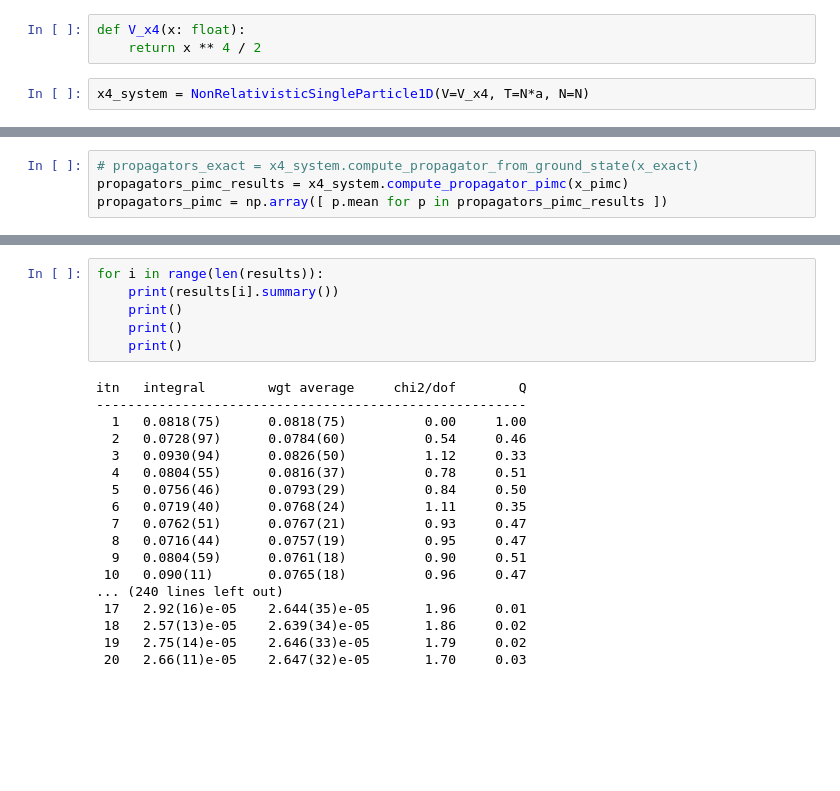
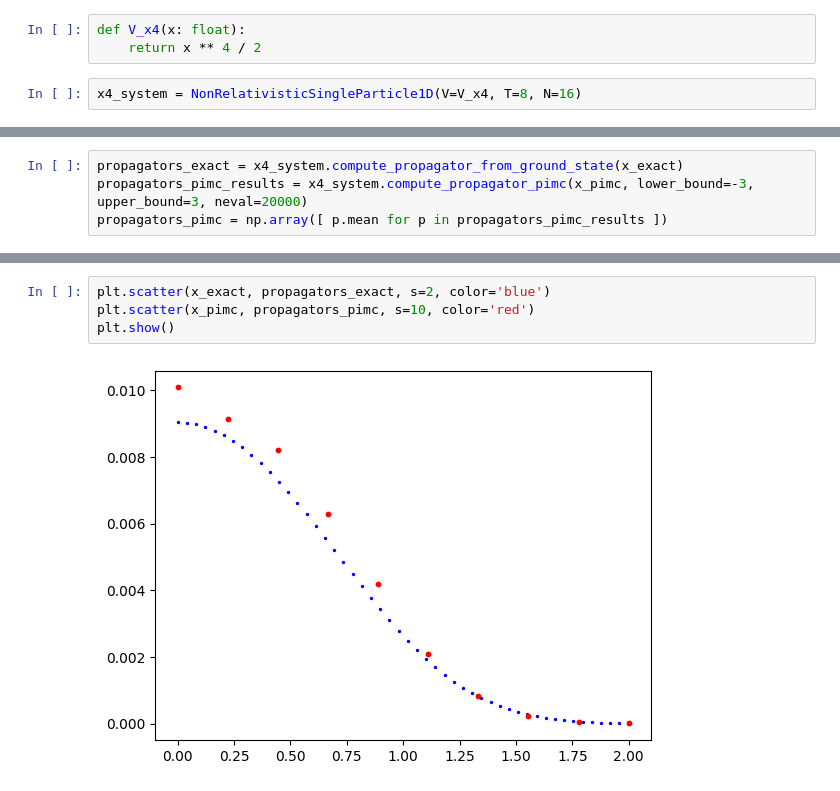
Before and after one commit to lusvelt/path-integral-monte-carlo, a Jupyter notebook: src/discretizing-the-path-integral.ipynb, the cells around one changed output, grey strips where cells are left out. Saved outputs shown, nothing was run; the diff lists cells and outputs as text; blank space fills up the shorter version.

```diff
--- a/src/discretizing-the-path-integral.ipynb
+++ b/src/discretizing-the-path-integral.ipynb
@@ -61,4 +57,4 @@ from lqfn.numerical.schrodinger.numerov import get_eigenvalues, get_eigenfunctio
 def V_x4(x: float):
     return x ** 4 / 2
 # %%
-x4_system = NonRelativisticSingleParticle1D(V=V_x4, T=N*a, N=N)
+x4_system = NonRelativisticSingleParticle1D(V=V_x4, T=8, N=16)
@@ -68,4 +61,4 @@ x_pimc = np.linspace(0.0, 2.0, 10)
 # %%
-# propagators_exact = x4_system.compute_propagator_from_ground_state(x_exact)
-propagators_pimc_results = x4_system.compute_propagator_pimc(x_pimc)
+propagators_exact = x4_system.compute_propagator_from_ground_state(x_exact)
+propagators_pimc_results = x4_system.compute_propagator_pimc(x_pimc, lower_bound=-3, upper_bound=3, neval=20000)
 propagators_pimc = np.array([ p.mean for p in propagators_pimc_results ])
@@ -131,24 +82,6 @@ plt.show()
-# %%
-for i in range(len(results)):
-    print(results[i].summary())
-    print()
-    print()
-    print()
-# %% [output]
-itn   integral        wgt average     chi2/dof        Q
--------------------------------------------------------
-  1   0.0818(75)      0.0818(75)          0.00     1.00
-  2   0.0728(97)      0.0784(60)          0.54     0.46
-  3   0.0930(94)      0.0826(50)          1.12     0.33
-  4   0.0804(55)      0.0816(37)          0.78     0.51
-  5   0.0756(46)      0.0793(29)          0.84     0.50
-  6   0.0719(40)      0.0768(24)          1.11     0.35
-  7   0.0762(51)      0.0767(21)          0.93     0.47
-  8   0.0716(44)      0.0757(19)          0.95     0.47
-  9   0.0804(59)      0.0761(18)          0.90     0.51
- 10   0.090(11)       0.0765(18)          0.96     0.47
-... (240 lines left out)
- 17   2.92(16)e-05    2.644(35)e-05       1.96     0.01
- 18   2.57(13)e-05    2.639(34)e-05       1.86     0.02
- 19   2.75(14)e-05    2.646(33)e-05       1.79     0.02
- 20   2.66(11)e-05    2.647(32)e-05       1.70     0.03
+# %%
+plt.scatter(x_exact, propagators_exact, s=2, color='blue')
+plt.scatter(x_pimc, propagators_pimc, s=10, color='red')
+plt.show()
+# %% [output]
+[figure, added]
```
Also changed, not shown: parts of 19 cells of this notebook, 6 other files.
